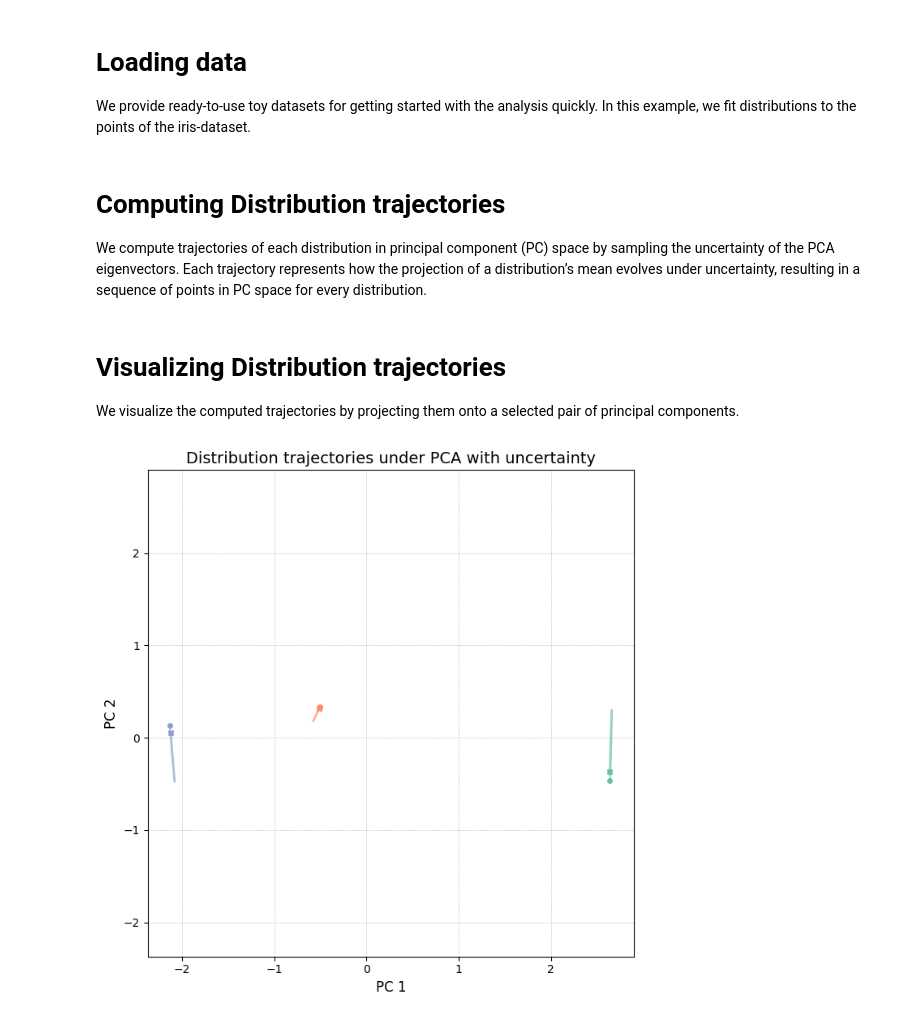
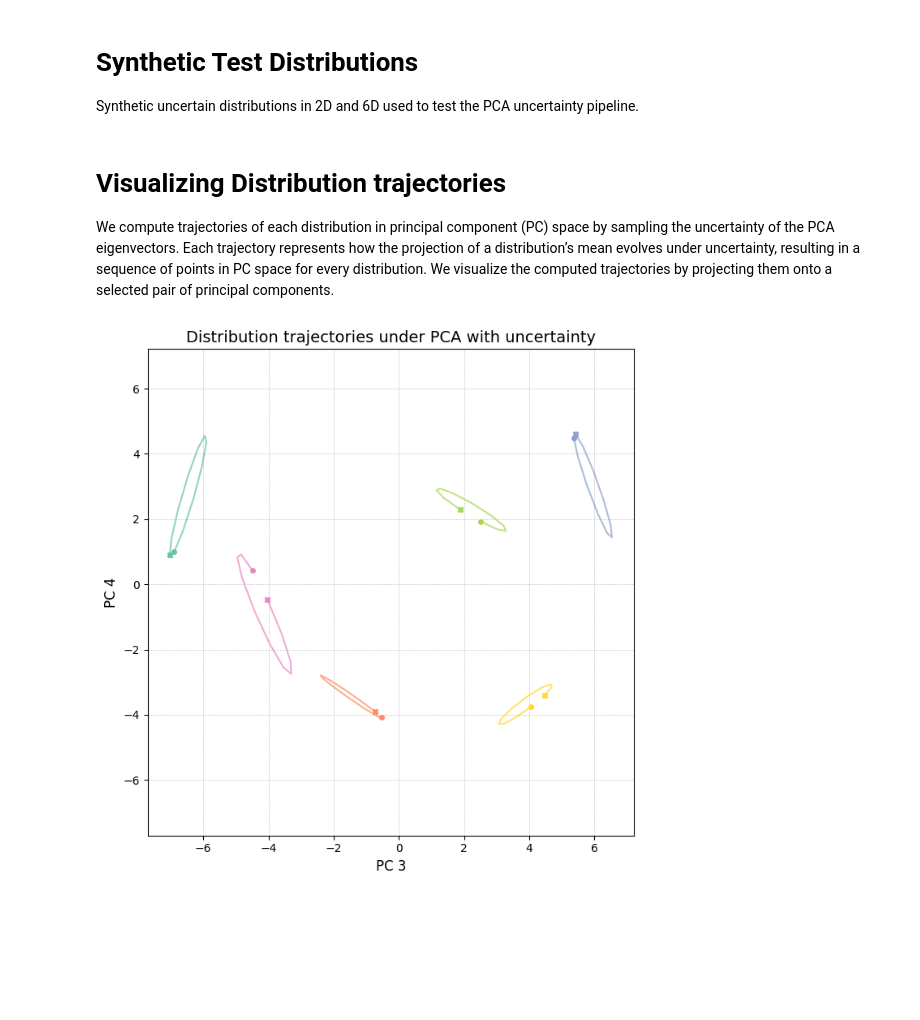
Before and after one commit to UniStuttgart-VISUS/uadapy, a Jupyter notebook: examples/vipurpca.ipynb, the cells around one changed output. Cells and saved outputs as stored; diff of their text form; code cells hidden in the pictures; blank space fills up the shorter version.

```diff
--- a/examples/vipurpca.ipynb
+++ b/examples/vipurpca.ipynb
@@ -4,11 +10,19 @@ import uadapy.data as data
 # %% [markdown]
-# Loading data
-We provide ready-to-use toy datasets for getting started with the analysis quickly. In this example, we fit distributions to the points of the iris-dataset.
+# Synthetic Test Distributions
+Synthetic uncertain distributions in 2D and 6D used to test the PCA uncertainty pipeline.
 # %%
-dists = data.load_iris()
+distributions_3d_2f = [
+    Distribution(mvn(mean=[-3.0,  1.2], cov=[[0.18, 0.05],[0.05, 0.10]]), name="Normal"),
+    Distribution(mvn(mean=[-1.8, -2.5], cov=[[0.10, 0.00],[0.00, 0.35]]), name="Normal"),
+    Distribution(mvn(mean=[ 2.2, -1.0], cov=[[0.25,-0.12],[-0.12,0.18]]), name="Normal"),
+]
+
+s = 0.5
+distributions_6d_6f = [
+    Distribution(mvn(mean=[-4.,  2.,  1.,  3., -2.,  4.], cov=s*np.eye(6))),
+    Distribution(mvn(mean=[ 3., -3.,  2.,  6.,  1., -5.], cov=s*np.eye(6))),
+    Distribution(mvn(mean=[ 2.,  4., -3., -6.,  3.,  1.], cov=s*np.eye(6))),
+    Distribution(mvn(mean=[-2.,  5.,  4., -4., -5.,  2.], cov=s*np.eye(6))),
+    Distribution(mvn(mean=[ 5., -1., -4.,  5.,  2., -3.], cov=s*np.eye(6))),
+    Distribution(mvn(mean=[-1.,  6.,  3., -5.,  4., -2.], cov=s*np.eye(6))),
+]
-# %% [markdown]
-# Computing Distribution trajectories
-We compute trajectories of each distribution in principal component (PC) space by
-sampling the uncertainty of the PCA eigenvectors. Each trajectory represents how the
-projection of a distribution’s mean evolves under uncertainty, resulting in a sequence
-of points in PC space for every distribution.
@@ -17,39 +29,41 @@ trajectories  = compute_distribution_trajectories(dists, n_components=2, n_frame
 # %% [markdown]
 # Visualizing Distribution trajectories
+We compute trajectories of each distribution in principal component (PC) space by
+sampling the uncertainty of the PCA eigenvectors. Each trajectory represents how the
+projection of a distribution’s mean evolves under uncertainty, resulting in a sequence
+of points in PC space for every distribution.
 We visualize the computed trajectories by projecting them onto a selected pair of
 principal components.
 # %%
-import matplotlib.pyplot as plt
-import uadapy.plotting.utils as utils
+trajectories  = compute_distribution_trajectories(distributions_6d_6f, n_components=5, n_frames=10, seed=55)
 
-# choose PCs (0-based)
-pcx, pcy = 0, 1
+pcx, pcy = 2, 3
 
 # trajectories: (n_frames, n_samples, n_components)
-traj_2d = trajectories[:, :, [pcx, pcy]]
+traj_2d = trajectories[:, :, [pcx - 1, pcy - 1]]
 
 n_frames, n_samples, _ = traj_2d.shape
 
 # one distinct color per trajectory
 colors = utils.get_colors(n_samples)
 
 fig, ax = plt.subplots(figsize=(8, 7))
 
 for i in range(n_samples):
     t = traj_2d[:, i, :]
     c = colors[i]
     ax.plot(t[:, 0], t[:, 1], lw=1.5, color=c, alpha=0.7)
     ax.plot(t[0, 0], t[0, 1], "o", color=c, markersize=4)
     ax.plot(t[-1, 0], t[-1, 1], "X", color=c, markersize=5)
 
 ax.set_xlabel(f"PC {pcx + 1}", fontsize=12)
 ax.set_ylabel(f"PC {pcy + 1}", fontsize=12)
 ax.set_title("Distribution trajectories under PCA with uncertainty", fontsize=14)
 ax.grid(True, linestyle="--", linewidth=0.5, alpha=0.7)
 ax.set_aspect("equal")
 ax.set_ylim(ax.get_xlim())
 
 plt.tight_layout()
 plt.show()
 # %% [output]
-[figure, old version]
+[figure, new version]
```
Also changed, not shown: parts of 6 cells of this notebook, 1 other file.
